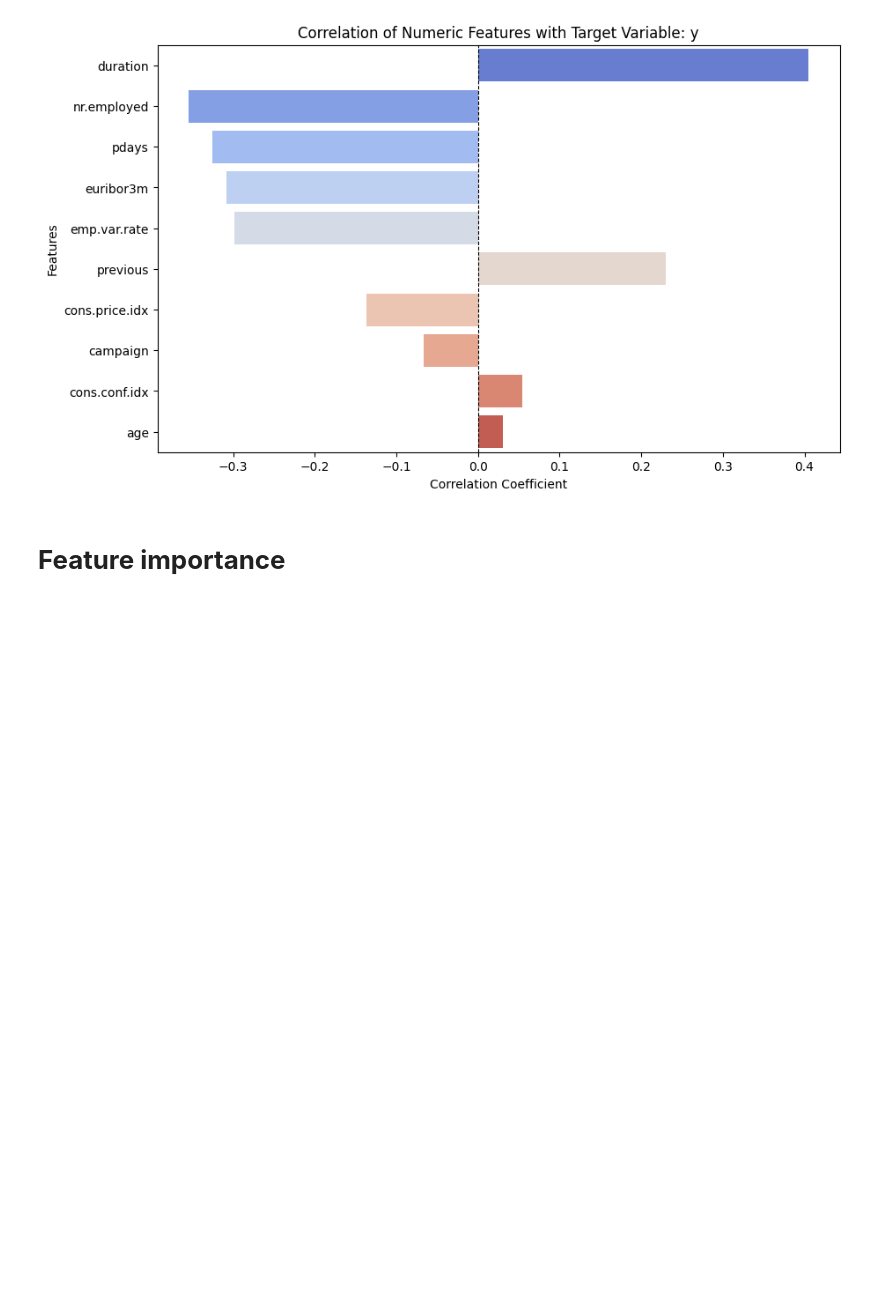
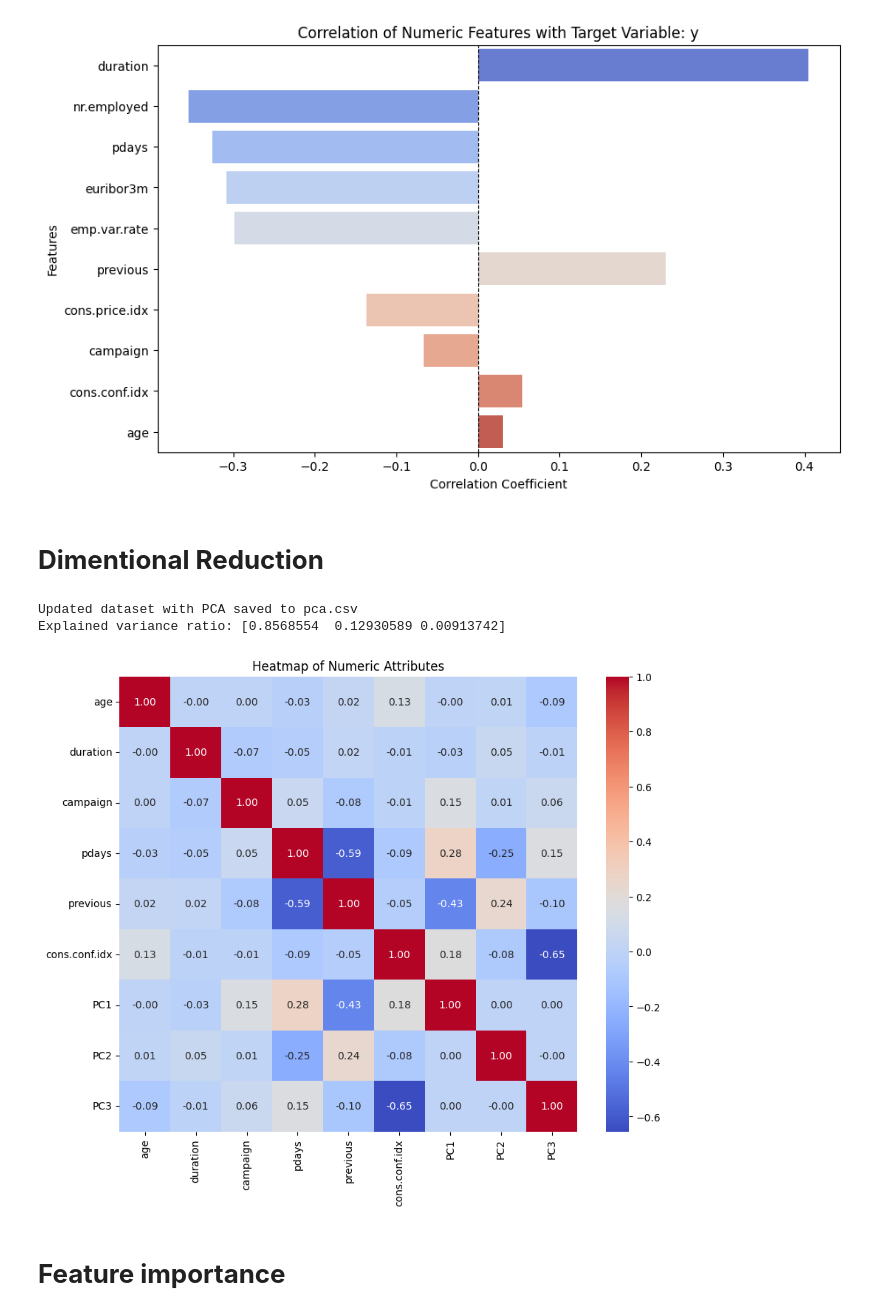
Before and after one commit to Mineth03/Client-Predicting, a Jupyter notebook: Preprocessing/DataPreprocessing.ipynb, the cells around one changed output. Saved outputs shown, nothing was run; the diff lists cells and outputs as text; code cells hidden in the pictures; blank space fills up the shorter version.

Commit message:
Dimensional reduction

```diff
--- a/Preprocessing/DataPreprocessing.ipynb
+++ b/Preprocessing/DataPreprocessing.ipynb
@@ -415,6 +415,67 @@ Passing `palette` without assigning `hue` is deprecated and will be removed in v
 
   sns.barplot(x=correlation_with_target.values, y=correlation_with_target.index, palette="coolwarm")
 [figure]
+# %% [markdown]
+# **Dimentional Reduction**
+# %%
+import pandas as pd
+from sklearn.decomposition import PCA
+from sklearn.preprocessing import StandardScaler
+
+# Step 1: Load the dataset
+file_path = "CleanedDataset.csv"  # Replace with your CSV file path
+data = pd.read_csv(file_path)
+
+# Step 2: Select the 5 columns for PCA
+columns_to_apply_pca = ['euribor3m', 'nr.employed', 'emp.var.rate', 'cons.price.idx']  # Replace with actual column names
+data_for_pca = data[columns_to_apply_pca]
+
+# Step 3: Standardize the data for PCA
+scaler = StandardScaler()
+scaled_data = scaler.fit_transform(data_for_pca)
+
+# Step 4: Apply PCA
+pca = PCA(n_components=3)  # Choose the number of components you want (e.g., 3)
+principal_components = pca.fit_transform(scaled_data)
+
+# Step 5: Create a DataFrame for the principal components
+pca_columns = [f"PC{i+1}" for i in range(pca.n_components_)]
+pca_df = pd.DataFrame(data=principal_components, columns=pca_columns)
+
+# Step 6: Merge the principal components back into the original dataset
+data = data.drop(columns=columns_to_apply_pca)  # Drop the original columns
+data = pd.concat([data, pca_df], axis=1)  # Add the principal components
+
+# Step 7: Save the updated dataset to a new CSV file
+output_path = "pca.csv"
+data.to_csv(output_path, index=False)
+print(f"Updated dataset with PCA saved to {output_path}")
+
+# Optional: View explained variance ratio
+print("Explained variance ratio:", pca.explained_variance_ratio_)
+# %% [output]
+Updated dataset with PCA saved to pca.csv
+Explained variance ratio: [0.8568554  0.12930589 0.00913742]
+# %%
+import pandas as pd
+import seaborn as sns
+import matplotlib.pyplot as plt
+
+data = pd.read_csv('pca.csv')
+
+# Select numeric columns
+numeric_columns = data.select_dtypes(include=['int64', 'float64'])
+
+# Correlation matrix
+correlation_matrix = numeric_columns.corr()
+
+# Heatmap
+plt.figure(figsize=(10, 8))
+sns.heatmap(correlation_matrix, annot=True, fmt=".2f", cmap='coolwarm', cbar=True)
+plt.title("Heatmap of Numeric Attributes")
+plt.show()
+# %% [output]
+[figure, added]
 # %% [markdown]
 # **Feature importance**
 # %%
```
Also changed, not shown: parts of 7 cells of this notebook.
